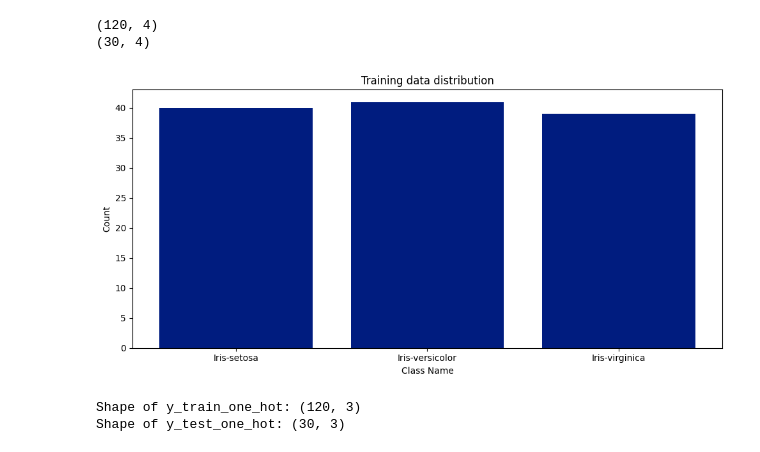
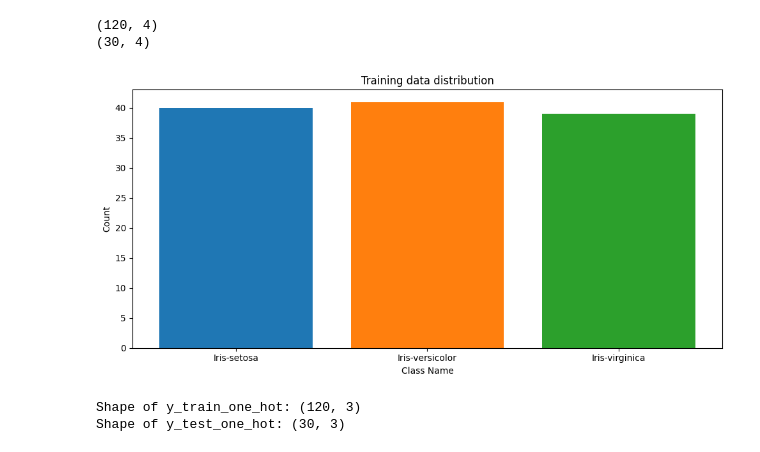
Before and after one commit to jahidurmahim/Machine_Learning_Laboratory, a Jupyter notebook: BackPropagation.ipynb, the cells around one changed output. Drawn from its saved outputs; the diff is of its cells as text; code cells hidden in the pictures.

```diff
--- a/BackPropagation.ipynb
+++ b/BackPropagation.ipynb
@@ -259,31 +259,33 @@ print(X_test.shape)
 # %%
 def plot_labels_distribution(data_labels):
     # Flatten the labels if they are in a column vector format
     if data_labels.ndim > 1:
         data_labels = data_labels.flatten()
 
     # Encode string labels to numerical labels
     le = LabelEncoder()
     encoded_labels = le.fit_transform(data_labels)
     class_names = le.classes_
 
     counts = np.bincount(encoded_labels)
 
     plt.style.use('seaborn-v0_8-dark-palette') # Updated style for modern matplotlib
 
     fig, ax = plt.subplots(figsize=(10,5))
-    ax.bar(range(len(counts)), counts, width=0.8, align='center')
+    # Use three distinct colors for the bars
+    colors = ['#1f77b4', '#ff7f0e', '#2ca02c'] # Blue, Orange, Green
+    ax.bar(range(len(counts)), counts, width=0.8, align='center', color=colors[:len(counts)])
     ax.set(xticks=range(len(counts)), xticklabels=class_names, title='Training data distribution')
     ax.set_xlabel('Class Name')
     ax.set_ylabel('Count')
 
     plt.tight_layout()
     plt.show()
 
 # Call the function with y_train
 plot_labels_distribution(y_train)
 # %% [output]
-[figure, old version]
+[figure, new version]
 # %%
 from sklearn.preprocessing import LabelEncoder
 from keras.utils import to_categorical
```
